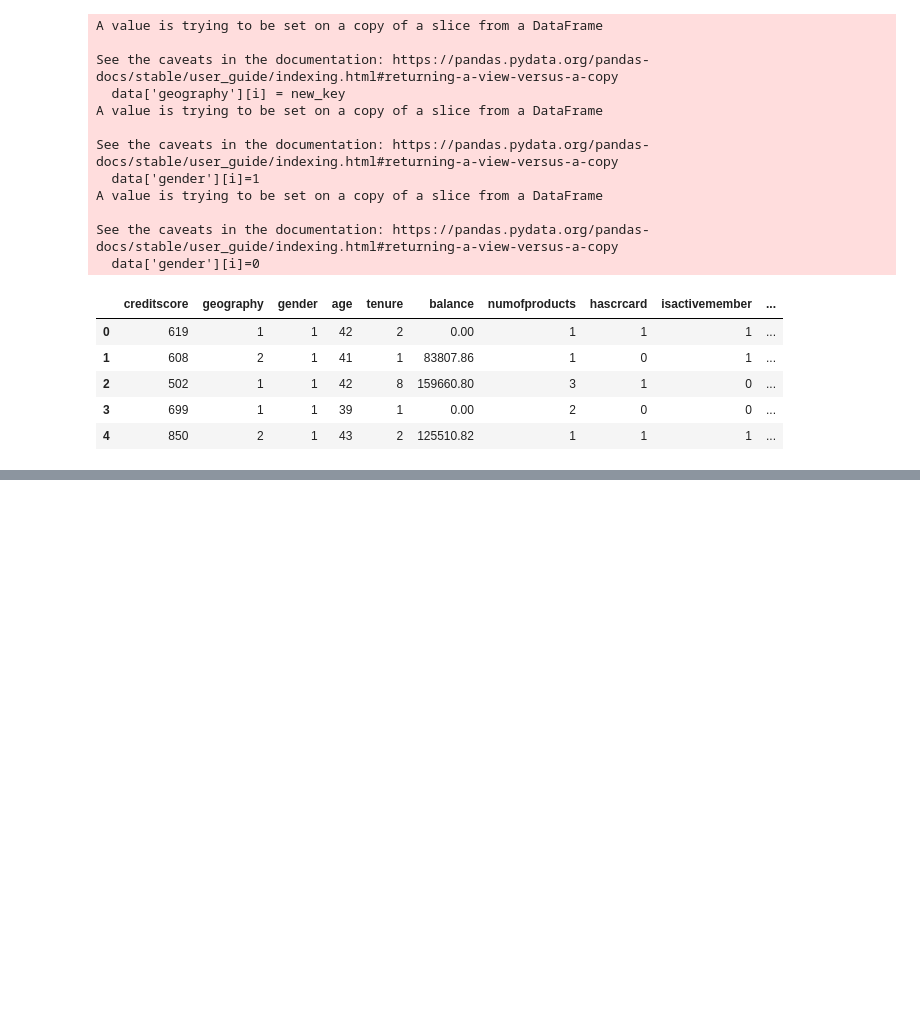
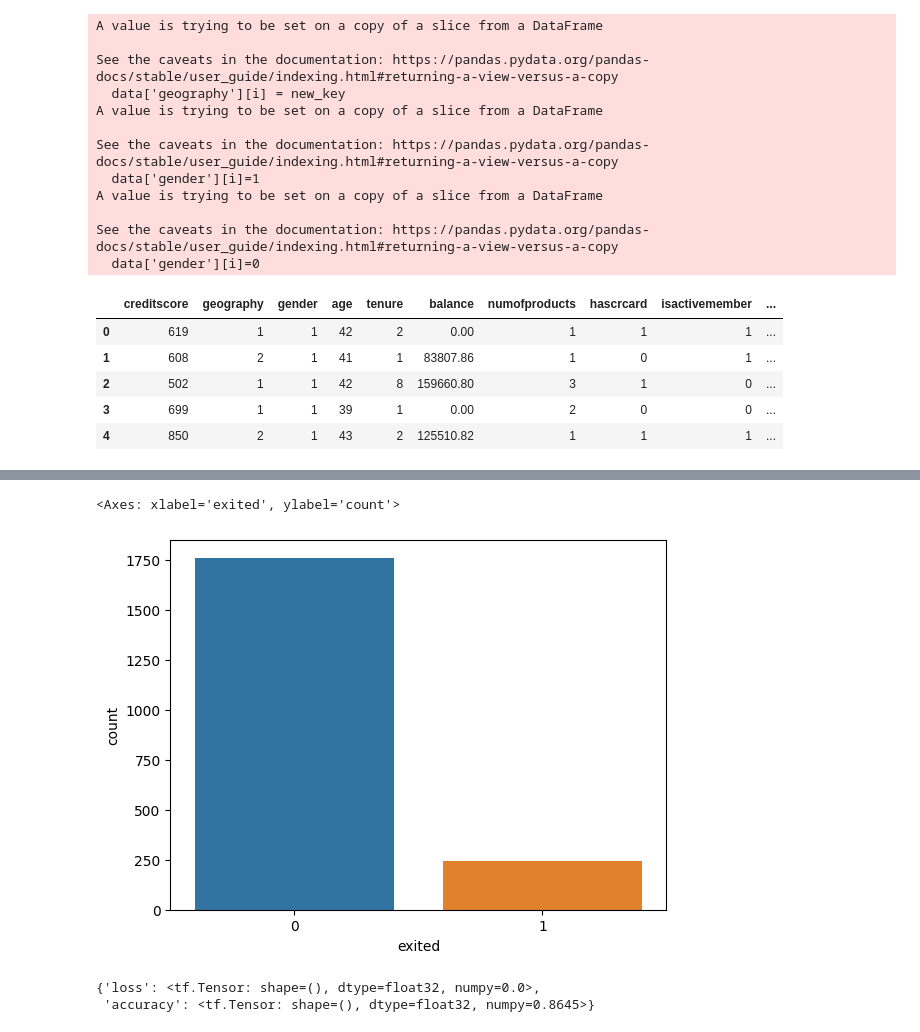
Before and after one commit to seeratfatima19/CODSOFT, a Jupyter notebook: churn_prediction.ipynb, the cells around one changed output, grey strips where cells are left out. Saved outputs shown, nothing was run; the diff lists cells and outputs as text; code cells hidden in the pictures; blank space fills up the shorter version.

```diff
--- a/churn_prediction.ipynb
+++ b/churn_prediction.ipynb
@@ -90,0 +157,8 @@ See the caveats in the documentation: https://pandas.pydata.org/pandas-docs/stab
+# %%
+tf_dataset = tfdf.keras.pd_dataframe_to_tf_dataset(train_df, label="exited")  #change dataframe into tf dataset
+
+
+model = tfdf.keras.GradientBoostedTreesModel(num_trees=1000,max_depth=8)
+model.fit(tf_dataset)
+
+print(model.summary())
@@ -90,0 +183,6 @@ See the caveats in the documentation: https://pandas.pydata.org/pandas-docs/stab
+# %%
+tf_test_dataset= tfdf.keras.pd_dataframe_to_tf_dataset(test_df,label='exited')
+
+model.compile(metrics=['accuracy'])
+results = model.evaluate(tf_test_dataset)
+print(results)
@@ -90,0 +192,16 @@ See the caveats in the documentation: https://pandas.pydata.org/pandas-docs/stab
+# %%
+# function to convert probabilties into labels where 1=exited and 0=not exited
+def change_to_label(y_pred):
+  array=[]
+  for i in y_pred:
+    if i>0.5:
+      array.append(1)
+    else:
+      array.append(0)
+  return array
+# %%
+
+y_pred = model.predict(tf_test_dataset)
+print(y_pred)
+
+print(change_to_label(y_pred))
@@ -90,0 +218,13 @@ See the caveats in the documentation: https://pandas.pydata.org/pandas-docs/stab
+# %%
+#plotting predicted data
+
+df = pd.DataFrame(change_to_label(y_pred),columns=['exited'])
+sns.countplot(data=df,x='exited')
+# %% [output]
+<Axes: xlabel='exited', ylabel='count'>
+[figure, added]
+# %%
+model.get_metrics_result()
+# %% [output]
+{'loss': <tf.Tensor: shape=(), dtype=float32, numpy=0.0>,
+ 'accuracy': <tf.Tensor: shape=(), dtype=float32, numpy=0.8645>}
```
Also changed, not shown: parts of 12 cells of this notebook.
